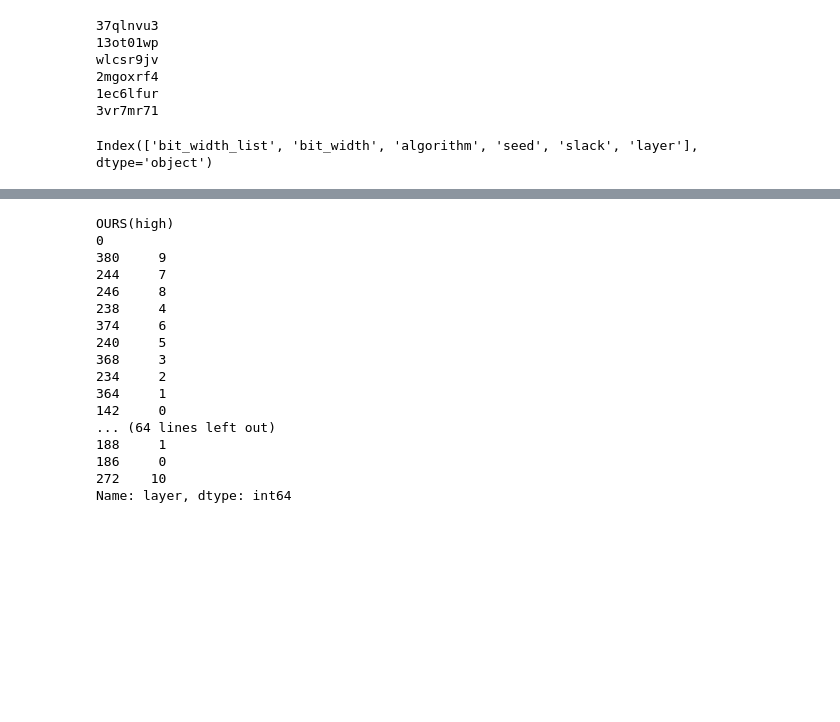
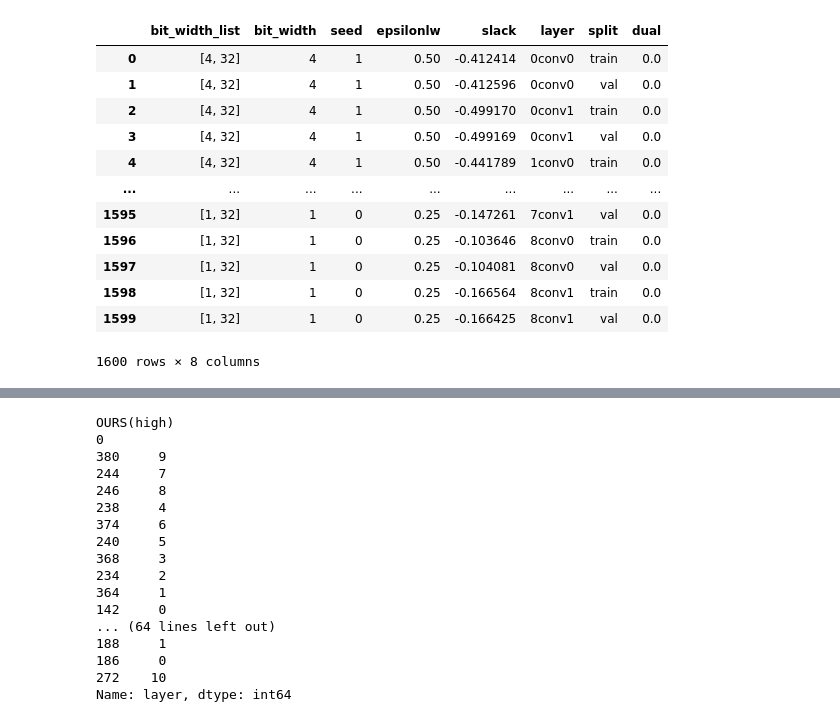
Before and after one commit to ihounie/con-qat, a Jupyter notebook: notebooks/per_layer_l2.ipynb, the cells around one changed output, grey strips where cells are left out. Saved outputs shown, nothing was run; the diff lists cells and outputs as text; code cells hidden in the pictures; blank space fills up the shorter version.

```diff
--- a/notebooks/per_layer_l2.ipynb
+++ b/notebooks/per_layer_l2.ipynb
@@ -6,54 +6,52 @@ import matplotlib.pyplot as plt
 import pandas as pd
 import numpy as np
 import wandb
-NUM_LAYERS = 11
+layer_names = []
+block_l_names = ["conv0", "conv1", "shortcut"]
+num_layers=27
+for l in range(num_layers):
+    if l%3 ==2:
+        if l//3 == 3 or l//3==6:
+            layer_names.append(f"Block_{l//3}_{block_l_names[l%3]}")
+    else:
+        layer_names.append(f"Block_{l//3}_{block_l_names[l%3]}")
 api = wandb.Api()
-projects= ["LayerSelection", "Blines"]
+project= "QSL2Abl"
 # Project is specified by <entity/project-name>
 result_list = []
 config_list = []
-for project in projects:
-  runs = api.runs(f"alelab/{project}")
-  for run in runs:
-    try:
-        config = {"project": project}
+runs = api.runs(f"alelab/{project}")
+for run in runs:
+    if run.state=="finished" and "old" not in run.tags:
+        config = {}
         config["bit_width_list"] = list(map(int, run.config["bit_width_list"].split(',')))
         config["bit_width"] = config["bit_width_list"][0]
-        name = run.name
-        if "HIGH" in name:
-            config["algorithm"] = "OURS(high)"
-        if "LOW" in name:
-            config["algorithm"] = "OURS(low)"
-        elif "vanilla" in name:
-            config["algorithm"] = "Vanilla QAT"
-        elif "anyprec" in name:
-            config["algorithm"] = "Anyprecision"
         config["seed"] = run.config["seed"]
-        for l in range(NUM_LAYERS):
-            for split in ["train", "test"]:
-                if project=="Blines":
-                    slack_key = f'{split}_l2_layer_{l}_bw_{config["bit_width"]}'
-                else:
-                    slack_key = f'slack_layer_{l}_bw_{config["bit_width"]}_{split}'
-                    dual_key = f'dual_layer_{l}_bw_{config["bit_width"]}'
-                result_dict = {"slack": run.summary[slack_key], "layer": l, "split":split}
-                if project!="Blines":
-                    result_dict["dual"] = run.summary[dual_key]
+        config["epsilonlw"] = run.config["epsilonlw"]
+        for l in layer_names:
+            for split in ["train", "val"]:
+                slack_key = f'slack_{l}_bw_{config["bit_width"]}_{split}'
+                dual_key = f'dual_{l}_bw_{config["bit_width"]}'
+                short_name = "".join(l.split("_")[1:])
+                result_dict = {"slack": run.summary[slack_key], "layer": short_name, "split":split, "dual": run.summary[dual_key]}
                 result_list.append(result_dict)
                 config_list.append(config)
-    except:
-        print(run.id)
 config_df = pd.DataFrame.from_records(config_list)
 result_df = pd.DataFrame.from_records(result_list)
 all_df = pd.concat([config_df,result_df], axis=1)
-# %% [output]
-37qlnvu3
-13ot01wp
-wlcsr9jv
-2mgoxrf4
-1ec6lfur
-3vr7mr71
 # %%
-all_df.columns
+all_df
 # %% [output]
+|  | bit_width_list | bit_width | seed | epsilonlw | slack | layer | split | dual |
+| 0 | [4, 32] | 4 | 1 | 0.50 | -0.412414 | 0conv0 | train | 0.0 |
+| 1 | [4, 32] | 4 | 1 | 0.50 | -0.412596 | 0conv0 | val | 0.0 |
+| 2 | [4, 32] | 4 | 1 | 0.50 | -0.499170 | 0conv1 | train | 0.0 |
+| 3 | [4, 32] | 4 | 1 | 0.50 | -0.499169 | 0conv1 | val | 0.0 |
+| 4 | [4, 32] | 4 | 1 | 0.50 | -0.441789 | 1conv0 | train | 0.0 |
+| ... | ... | ... | ... | ... | ... | ... | ... | ... |
+| 1595 | [1, 32] | 1 | 0 | 0.25 | -0.147261 | 7conv1 | val | 0.0 |
+| 1596 | [1, 32] | 1 | 0 | 0.25 | -0.103646 | 8conv0 | train | 0.0 |
+| 1597 | [1, 32] | 1 | 0 | 0.25 | -0.104081 | 8conv0 | val | 0.0 |
+| 1598 | [1, 32] | 1 | 0 | 0.25 | -0.166564 | 8conv1 | train | 0.0 |
+| 1599 | [1, 32] | 1 | 0 | 0.25 | -0.166425 | 8conv1 | val | 0.0 |
-Index(['bit_width_list', 'bit_width', 'algorithm', 'seed', 'slack', 'layer'], dtype='object')
+1600 rows × 8 columns
```
Also changed, not shown: parts of 7 cells of this notebook.
